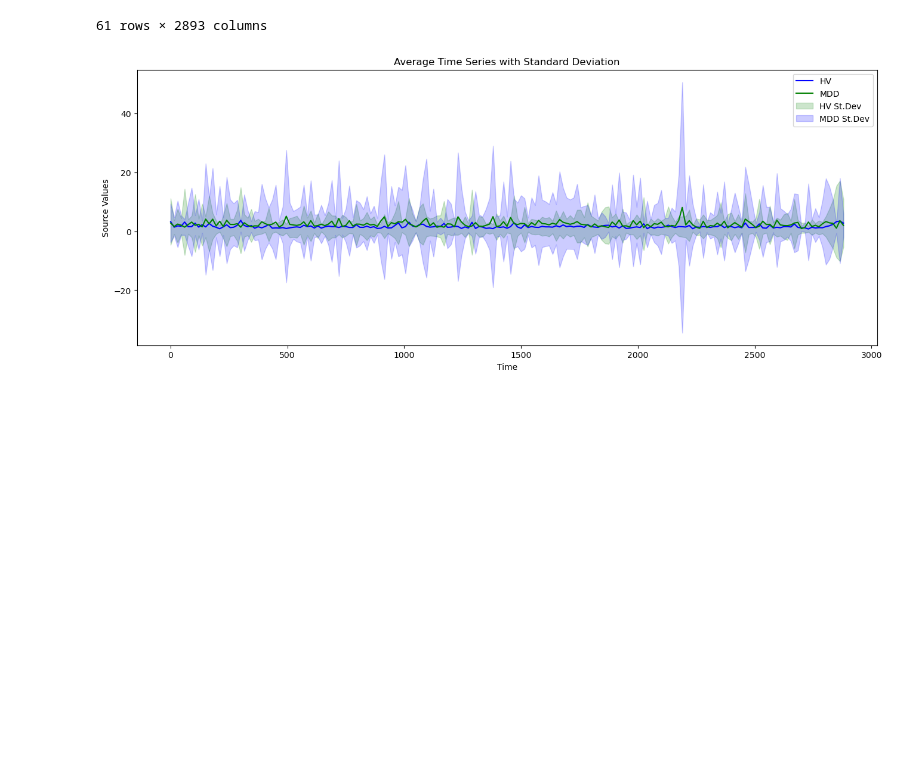
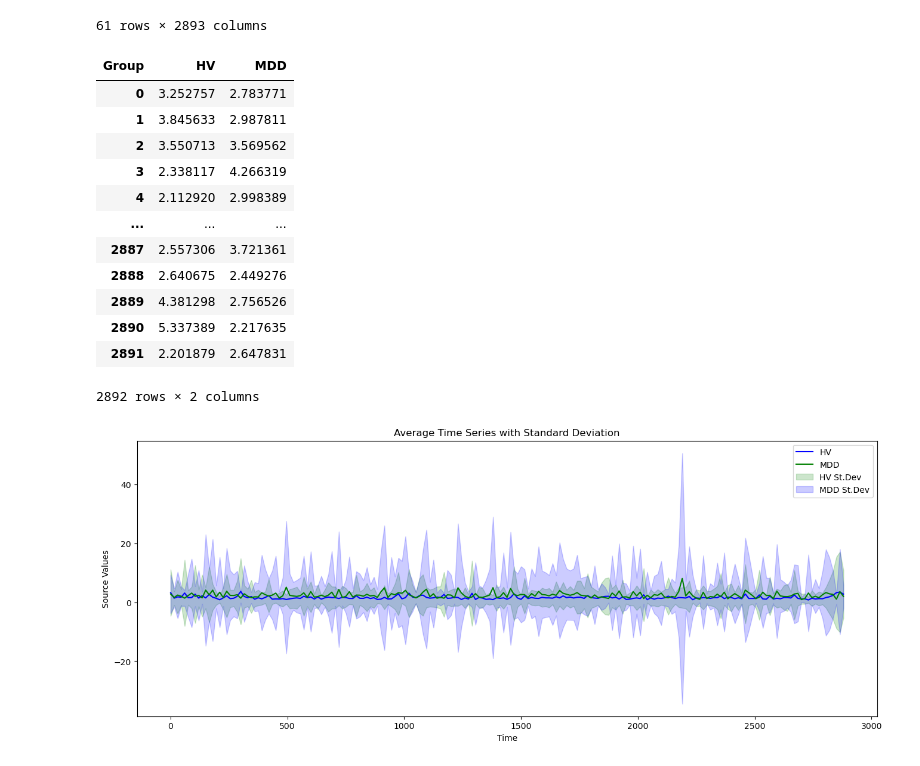
Before and after one commit to pmolfese/Ballard2025, a Jupyter notebook: visualizations/ROI_plots.ipynb, the cells around one changed output. Cells and saved outputs as stored; diff of their text form; code cells hidden in the pictures; blank space fills up the shorter version.

```diff
--- a/visualizations/ROI_plots.ipynb
+++ b/visualizations/ROI_plots.ipynb
@@ -259,3 +262,19 @@ group_data
 # %%
 groupmean = group_data.groupby('Group').mean().transpose()
 groupstd = group_data.groupby('Group').std().transpose()
+# %%
+groupmean
+# %% [output]
+| Group | HV | MDD |
+| 0 | 3.252757 | 2.783771 |
+| 1 | 3.845633 | 2.987811 |
+| 2 | 3.550713 | 3.569562 |
+| 3 | 2.338117 | 4.266319 |
+| 4 | 2.112920 | 2.998389 |
+| ... | ... | ... |
+| 2887 | 2.557306 | 3.721361 |
+| 2888 | 2.640675 | 2.449276 |
+| 2889 | 4.381298 | 2.756526 |
+| 2890 | 5.337389 | 2.217635 |
+| 2891 | 2.201879 | 2.647831 |
+2892 rows × 2 columns
```
Also changed, not shown: parts of 9 cells of this notebook.
